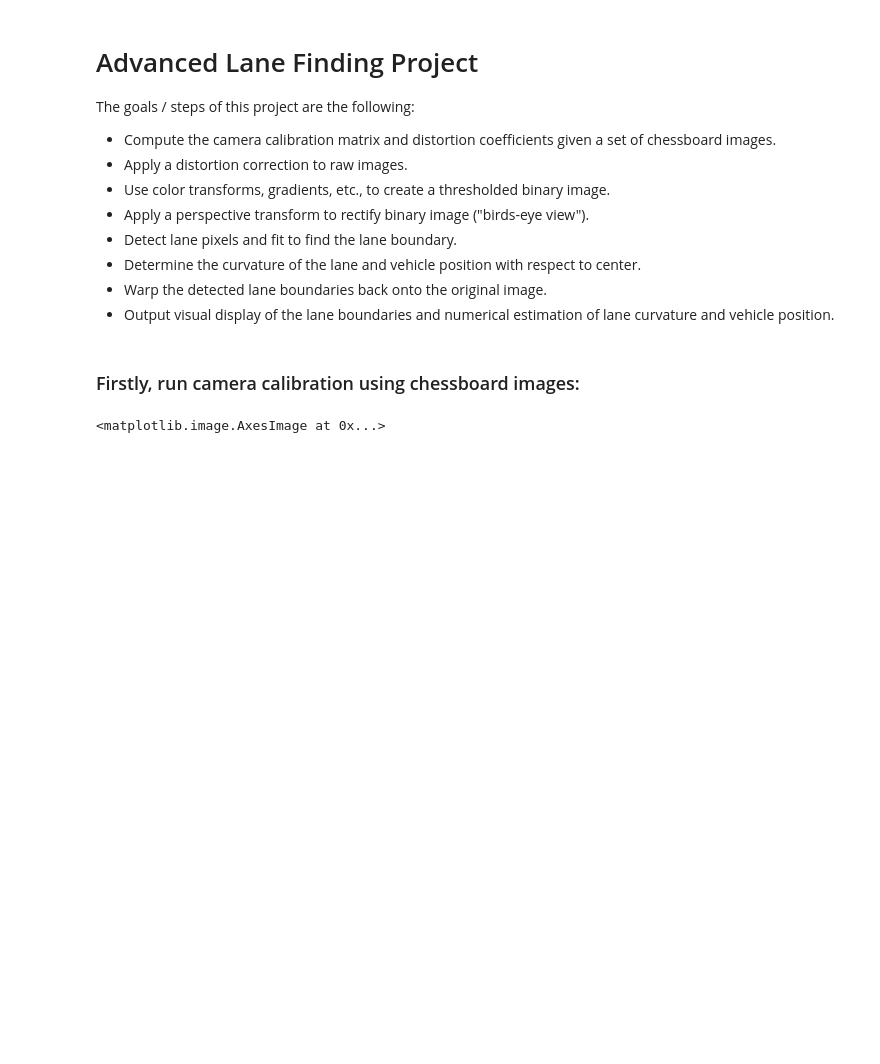
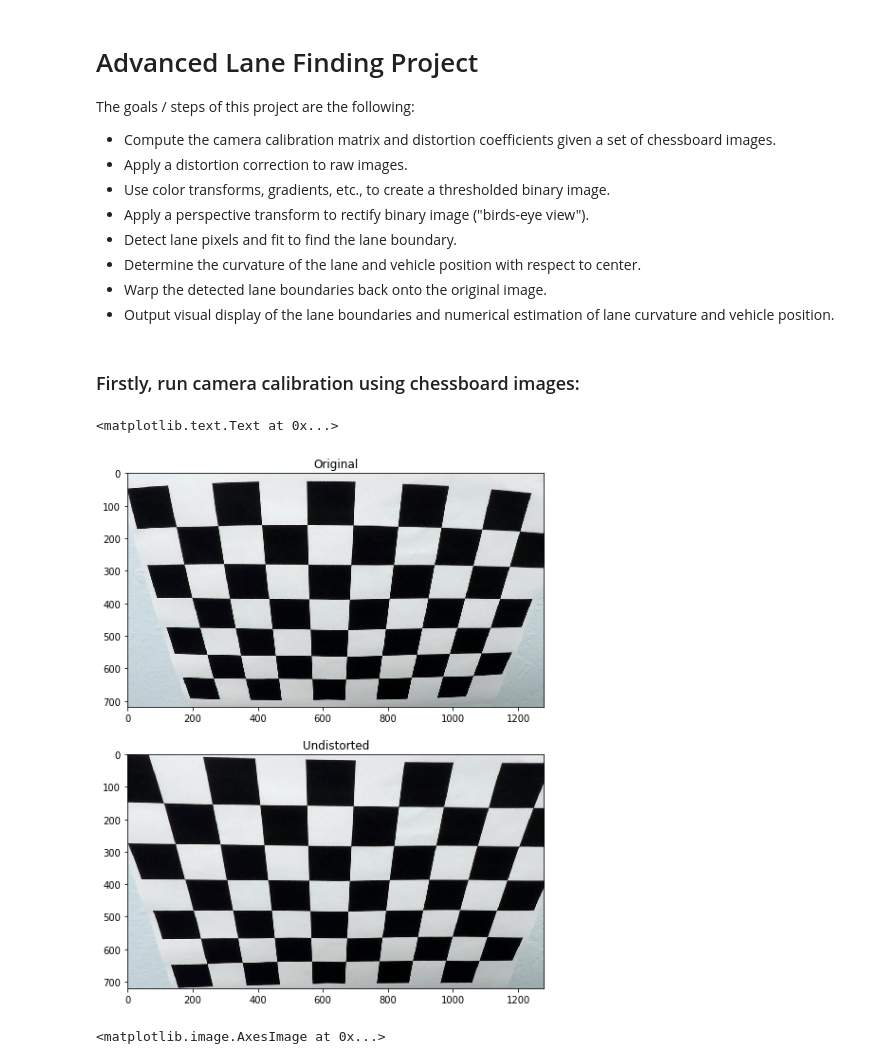
Before and after one commit to roba269/CarND-Advanced-Lane-Lines-Submit, a Jupyter notebook: adv_lane_finding.ipynb, the cells around one changed output. Saved outputs shown, nothing was run; the diff lists cells and outputs as text; code cells hidden in the pictures; blank space fills up the shorter version.

Commit message:
add output imagess

```diff
--- a/adv_lane_finding.ipynb
+++ b/adv_lane_finding.ipynb
@@ -53,6 +53,20 @@ ret, mtx, dist, rvecs, tvecs = cv2.calibrateCamera(objpoints, imgpoints, imgshap
 
 def undistort(img):
     return cv2.undistort(img, mtx, dist, None, mtx)
+# %%
+# output original and undistorted sample chessboard
+ori_chessboard = cv2.imread('./camera_cal/calibration2.jpg')
+undistored_chessboard = undistort(ori_chessboard)
+plt.figure(figsize=(10,10))
+plt.subplot(211)
+plt.imshow(ori_chessboard)
+plt.title('Original')
+plt.subplot(212)
+plt.imshow(undistored_chessboard)
+plt.title('Undistorted')
+# %% [output]
+<matplotlib.text.Text at 0x...>
+[figure, added]
 # %%
 # output a sample for quick sanity check, we will use it to test the pipeline too.
 sample_img = cv2.imread('./test_images/test2.jpg')
```
Also changed, not shown: parts of 1 cell of this notebook, 5 other files.
